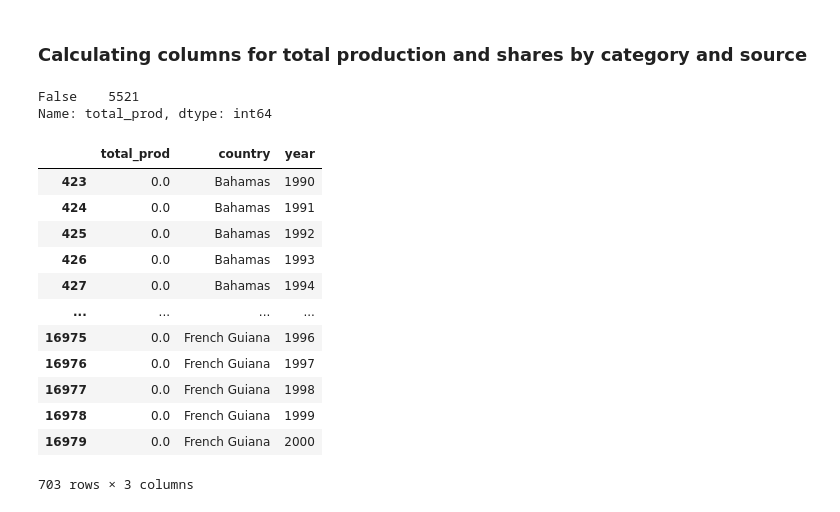
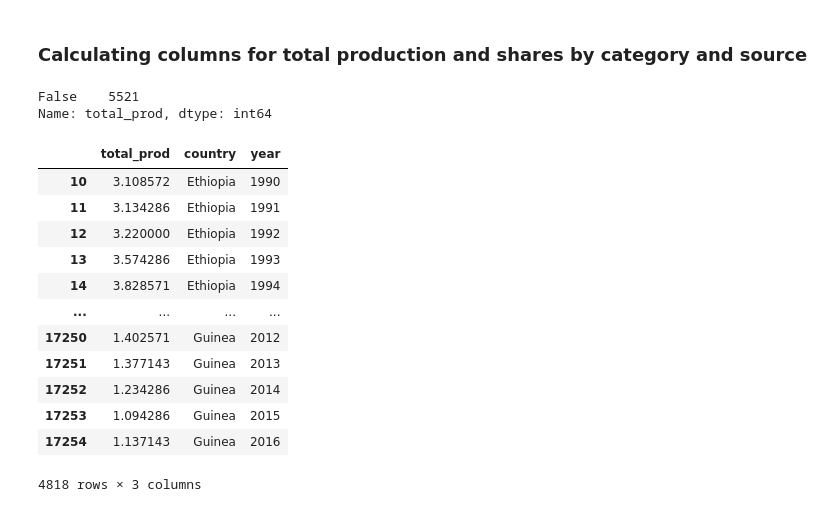
Before and after one commit to TeamGreenWave/capstone_project, a Jupyter notebook: world_pep_SHIFT_SLS.ipynb, the cells around one changed output. Drawn from its saved outputs; the diff is of its cells as text; code cells hidden in the pictures.

```diff
--- a/world_pep_SHIFT_SLS.ipynb
+++ b/world_pep_SHIFT_SLS.ipynb
@@ -276,11 +289,3 @@ df_codes
 | 256 | 6 | South America |
 | 257 | 7 | Other |
 258 rows × 2 columns
-# %%
-cols = df_codes.columns.to_list()
-for col in cols:
-   col = col.replace('location_name_short_en','country')
-
-df_codes.columns = cols
-
-df_codes
@@ -550,23 +548,23 @@ Name: renewables, dtype: int64
 # %%
 world_frame4['total_prod'] = (world_frame4['fossil_fuels']
                            + world_frame4['nuclear']
                            + world_frame4['renewables'])
 print(world_frame4['total_prod'].isna().value_counts())
-world_frame4[['total_prod','country','year']][world_frame4['total_prod']== 0]
+world_frame4[['total_prod','country','year']][world_frame4['total_prod']> 0]
 # %% [output]
 False    5521
 Name: total_prod, dtype: int64
 |  | total_prod | country | year |
-| 423 | 0.0 | Bahamas | 1990 |
-| 424 | 0.0 | Bahamas | 1991 |
-| 425 | 0.0 | Bahamas | 1992 |
-| 426 | 0.0 | Bahamas | 1993 |
-| 427 | 0.0 | Bahamas | 1994 |
+| 10 | 3.108572 | Ethiopia | 1990 |
+| 11 | 3.134286 | Ethiopia | 1991 |
+| 12 | 3.220000 | Ethiopia | 1992 |
+| 13 | 3.574286 | Ethiopia | 1993 |
+| 14 | 3.828571 | Ethiopia | 1994 |
 | ... | ... | ... | ... |
-| 16975 | 0.0 | French Guiana | 1996 |
-| 16976 | 0.0 | French Guiana | 1997 |
-| 16977 | 0.0 | French Guiana | 1998 |
-| 16978 | 0.0 | French Guiana | 1999 |
-| 16979 | 0.0 | French Guiana | 2000 |
+| 17250 | 1.402571 | Guinea | 2012 |
+| 17251 | 1.377143 | Guinea | 2013 |
+| 17252 | 1.234286 | Guinea | 2014 |
+| 17253 | 1.094286 | Guinea | 2015 |
+| 17254 | 1.137143 | Guinea | 2016 |
-703 rows × 3 columns
+4818 rows × 3 columns
 # %%
```
Also changed, not shown: parts of 25 cells of this notebook, 2 other files.
